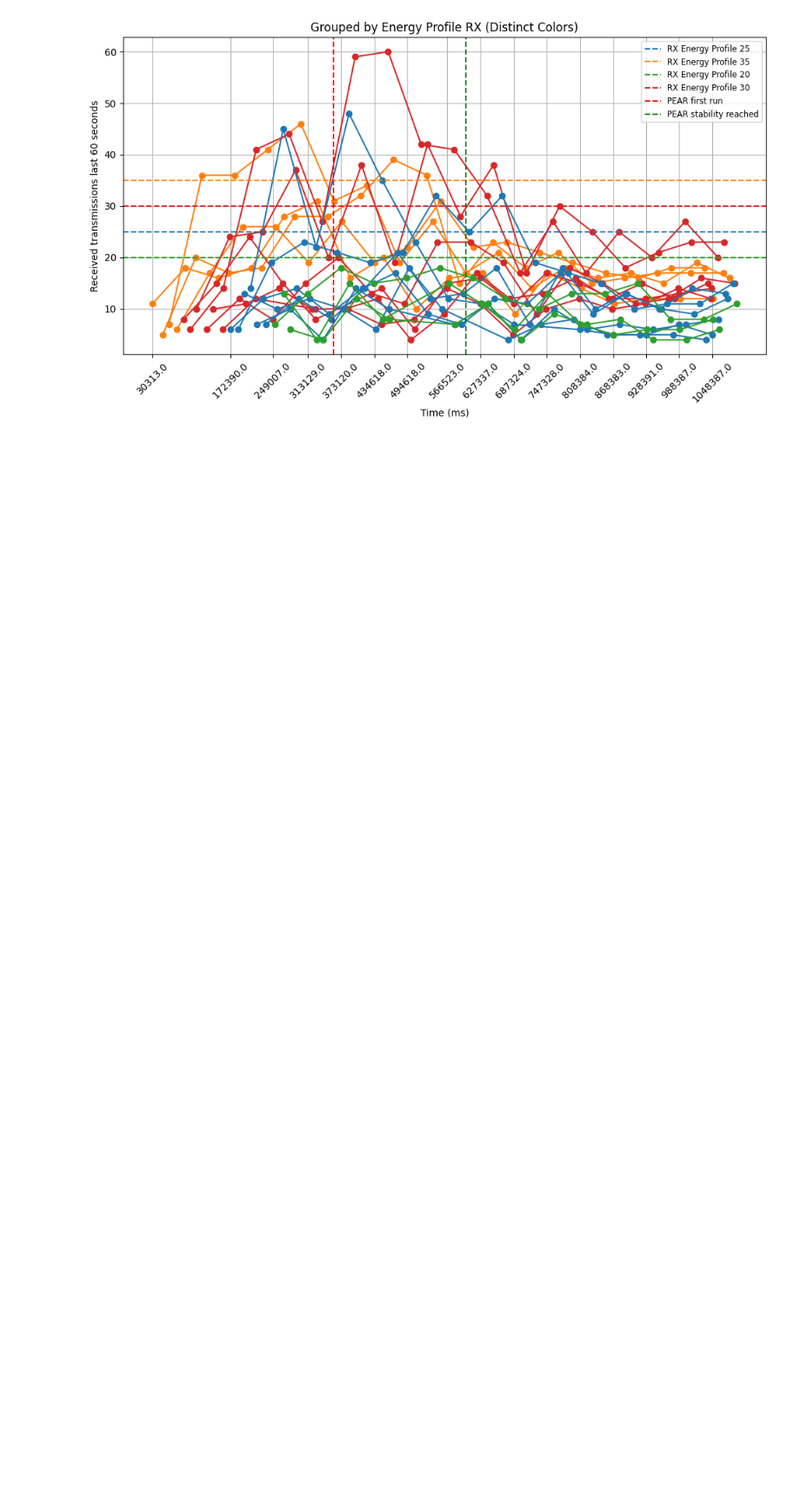
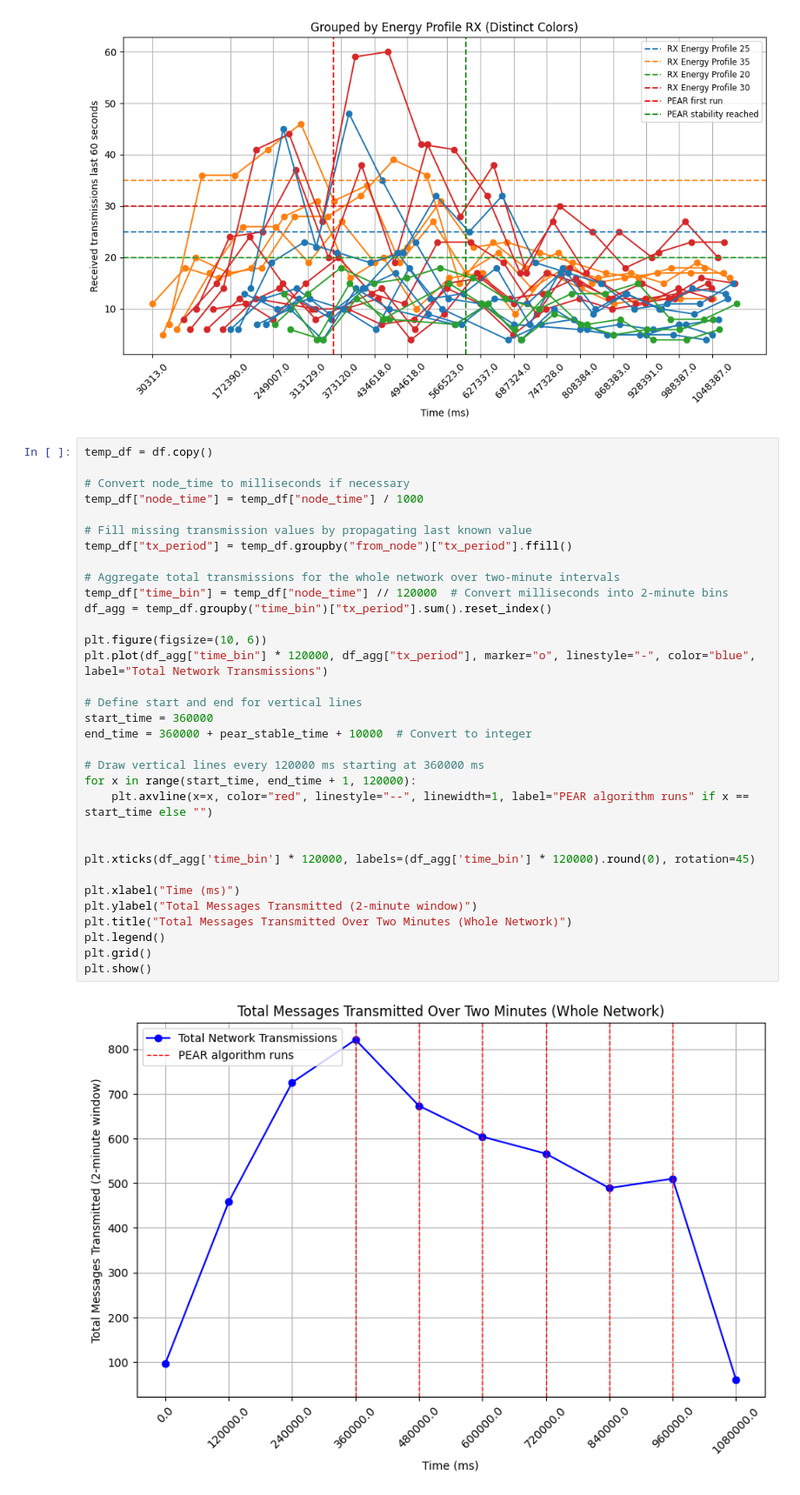
Before and after one commit to NikolajRFA/painlessPEARMesh, a Jupyter notebook: tools/graphs.ipynb, the cells around one changed output. Shown at 87% size. Drawn from its saved outputs; the diff is of its cells as text; blank space fills up the shorter version.

Commit message:
Added graph for total messages transmitted over two minutes with pear runs

```diff
--- a/tools/graphs.ipynb
+++ b/tools/graphs.ipynb
@@ -162,3 +162,38 @@ plt.tight_layout()
 plt.show()
 # %% [output]
 [figure]
+# %%
+temp_df = df.copy()
+
+# Convert node_time to milliseconds if necessary
+temp_df["node_time"] = temp_df["node_time"] / 1000
+
+# Fill missing transmission values by propagating last known value
+temp_df["tx_period"] = temp_df.groupby("from_node")["tx_period"].ffill()
+
+# Aggregate total transmissions for the whole network over two-minute intervals
+temp_df["time_bin"] = temp_df["node_time"] // 120000  # Convert milliseconds into 2-minute bins
+df_agg = temp_df.groupby("time_bin")["tx_period"].sum().reset_index()
+
+plt.figure(figsize=(10, 6))
+plt.plot(df_agg["time_bin"] * 120000, df_agg["tx_period"], marker="o", linestyle="-", color="blue", label="Total Network Transmissions")
+
+# Define start and end for vertical lines
+start_time = 360000
+end_time = 360000 + pear_stable_time + 10000  # Convert to integer
+
+# Draw vertical lines every 120000 ms starting at 360000 ms
+for x in range(start_time, end_time + 1, 120000):
+    plt.axvline(x=x, color="red", linestyle="--", linewidth=1, label="PEAR algorithm runs" if x == start_time else "")
+
+
+plt.xticks(df_agg['time_bin'] * 120000, labels=(df_agg['time_bin'] * 120000).round(0), rotation=45)
+
+plt.xlabel("Time (ms)")
+plt.ylabel("Total Messages Transmitted (2-minute window)")
+plt.title("Total Messages Transmitted Over Two Minutes (Whole Network)")
+plt.legend()
+plt.grid()
+plt.show()
+# %% [output]
+[figure, added]
```
Also changed, not shown: 1 other file.
